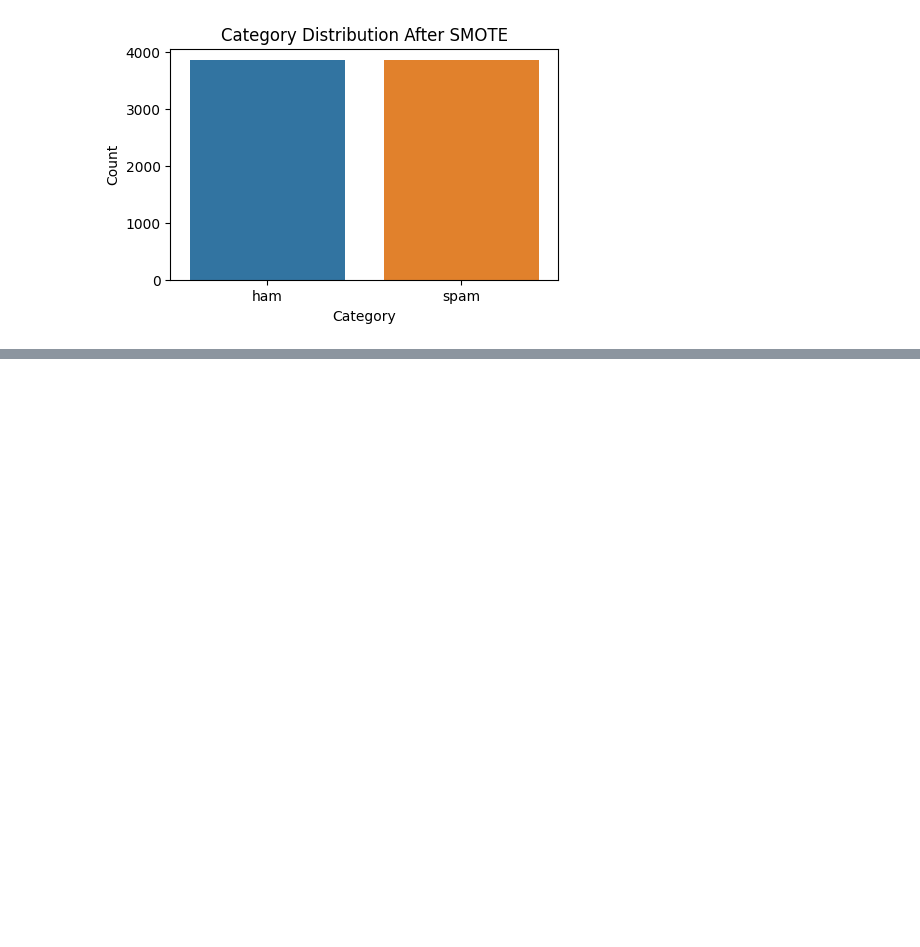
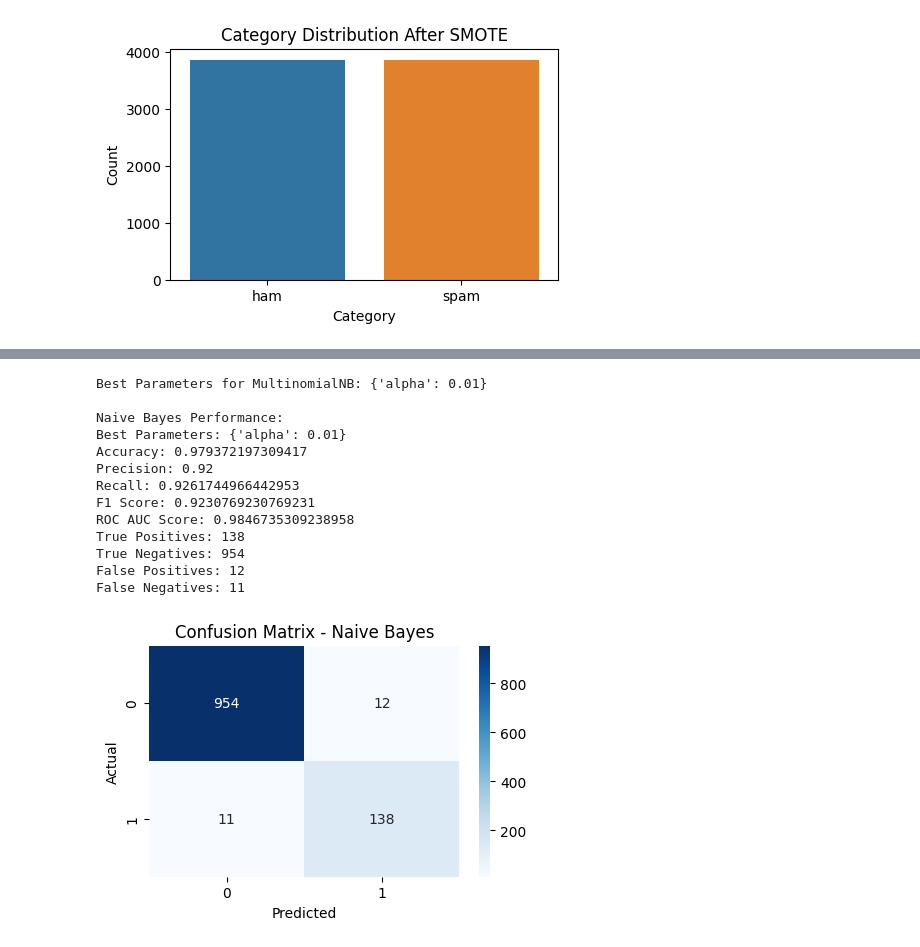
Before and after one commit to Slimcent/Spam-Message-Detection, a Jupyter notebook: Spam_Message_Detection.ipynb, the cells around one changed output, grey strips where cells are left out. Drawn from its saved outputs; the diff is of its cells as text; code cells hidden in the pictures; blank space fills up the shorter version.

```diff
--- a/Spam_Message_Detection.ipynb
+++ b/Spam_Message_Detection.ipynb
@@ -240,0 +332,67 @@ plt.show()
+# %%
+# Train and Evaluate Naive Bayes
+
+# Define parameter grid for Naive Bayes
+param_grid_nb = {
+    'alpha': [0.01, 0.1, 1, 10, 100]
+}
+
+# Initialize MultinomialNB model
+nb = MultinomialNB()
+
+# Perform Grid Search
+grid_search_nb = GridSearchCV(nb, param_grid_nb, cv=5, scoring='f1', n_jobs=-1)
+grid_search_nb.fit(X_train_resampled, y_train_resampled)
+
+# Get the best parameters and the best model
+best_model_nb = grid_search_nb.best_estimator_
+best_params_nb = grid_search_nb.best_params_
+
+print(f'Best Parameters for MultinomialNB: {best_params_nb} \n')
+
+# Evaluate Naive Bayes
+predictions_nb = best_model_nb.predict(X_test_tfidf)
+proba_nb = best_model_nb.predict_proba(X_test_tfidf)[:, 1]
+accuracy_nb = accuracy_score(y_test, predictions_nb)
+precision_nb = precision_score(y_test, predictions_nb, pos_label='spam')
+recall_nb = recall_score(y_test, predictions_nb, pos_label='spam')
+f1_nb = f1_score(y_test, predictions_nb, pos_label='spam')
+roc_auc_nb = roc_auc_score(y_test.map({'ham': 0, 'spam': 1}), proba_nb)
+cm_nb = confusion_matrix(y_test, predictions_nb)
+tn_nb, fp_nb, fn_nb, tp_nb = cm_nb.ravel()
+
+print('Naive Bayes Performance:')
+print(f'Best Parameters: {best_params_nb}')
+print(f'Accuracy: {accuracy_nb}')
+print(f'Precision: {precision_nb}')
+print(f'Recall: {recall_nb}')
+print(f'F1 Score: {f1_nb}')
+print(f'ROC AUC Score: {roc_auc_nb}')
+print(f'True Positives: {tp_nb}')
+print(f'True Negatives: {tn_nb}')
+print(f'False Positives: {fp_nb}')
+print(f'False Negatives: {fn_nb}')
+print('\n')
+
+# Plot confusion matrix for Naive Bayes
+plt.figure(figsize=(5, 3))
+sns.heatmap(cm_nb, annot=True, fmt='d', cmap='Blues')
+plt.title('Confusion Matrix - Naive Bayes')
+plt.xlabel('Predicted')
+plt.ylabel('Actual')
+plt.show()
+# %% [output]
+Best Parameters for MultinomialNB: {'alpha': 0.01}
+
+Naive Bayes Performance:
+Best Parameters: {'alpha': 0.01}
+Accuracy: 0.979372197309417
+Precision: 0.92
+Recall: 0.9261744966442953
+F1 Score: 0.9230769230769231
+ROC AUC Score: 0.9846735309238958
+True Positives: 138
+True Negatives: 954
+False Positives: 12
+False Negatives: 11
+[figure, added]
```
Also changed, not shown: parts of 19 cells of this notebook.
